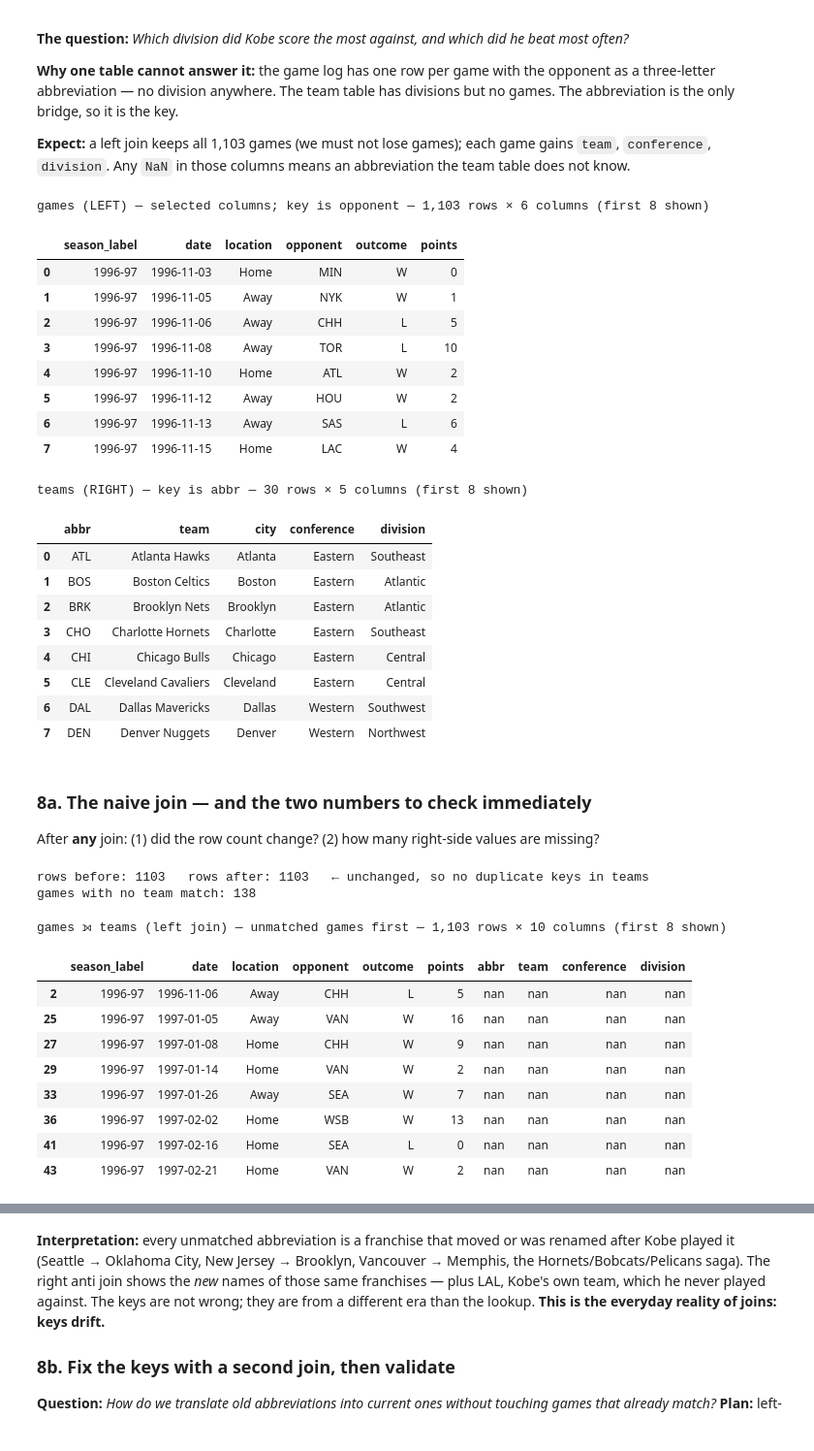
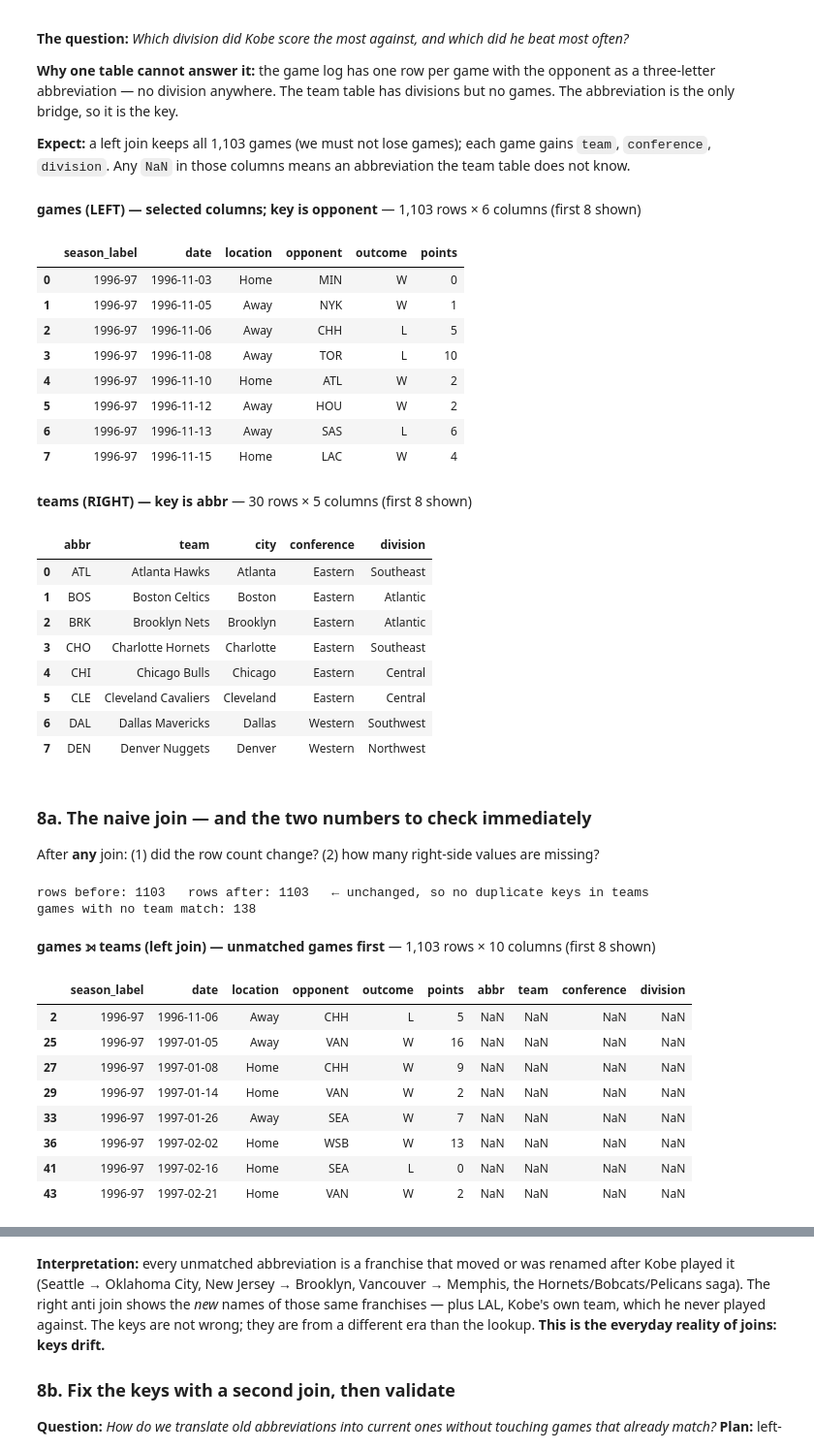
Before and after one commit to gato365/gsb5544_instructor_learn_prep, a Jupyter notebook: assignments/practice_activities/week_3/joining_and_merging/GSB5544_Topic_3_1_Joining_and_Merging-extended.ipynb, the cells around one changed output, grey strips where cells are left out. Shown at 97% size. Cells and saved outputs as stored; diff of their text form; code cells hidden in the pictures.

```diff
--- a/assignments/practice_activities/week_3/joining_and_merging/GSB5544_Topic_3_1_Joining_and_Merging-extended.ipynb
+++ b/assignments/practice_activities/week_3/joining_and_merging/GSB5544_Topic_3_1_Joining_and_Merging-extended.ipynb
@@ -681,10 +591,10 @@ teams = pd.read_csv(DATA + "nba_teams.csv")
 moves = pd.read_csv(DATA + "franchise_moves.csv")
 
 game_cols = ["season_label", "date", "location", "opponent", "outcome", "points"]
-show(games[game_cols], "games (LEFT) — selected columns; key is opponent", "blue", key="opponent")
-show(teams, "teams (RIGHT) — key is abbr", "orange", key="abbr")
+show(games[game_cols], "games (LEFT) — selected columns; key is opponent")
+show(teams, "teams (RIGHT) — key is abbr")
 # %% [output]
-games (LEFT) — selected columns; key is opponent — 1,103 rows × 6 columns (first 8 shown)
+**games (LEFT) — selected columns; key is opponent** — 1,103 rows × 6 columns  (first 8 shown)
 |  | season_label | date | location | opponent | outcome | points |
 | 0 | 1996-97 | 1996-11-03 | Home | MIN | W | 0 |
 | 1 | 1996-97 | 1996-11-05 | Away | NYK | W | 1 |
@@ -694,7 +604,7 @@ games (LEFT) — selected columns; key is opponent — 1,103 rows × 6 columns (
 | 5 | 1996-97 | 1996-11-12 | Away | HOU | W | 2 |
 | 6 | 1996-97 | 1996-11-13 | Away | SAS | L | 6 |
 | 7 | 1996-97 | 1996-11-15 | Home | LAC | W | 4 |
-teams (RIGHT) — key is abbr — 30 rows × 5 columns (first 8 shown)
+**teams (RIGHT) — key is abbr** — 30 rows × 5 columns  (first 8 shown)
 |  | abbr | team | city | conference | division |
 | 0 | ATL | Atlanta Hawks | Atlanta | Eastern | Southeast |
 | 1 | BOS | Boston Celtics | Boston | Eastern | Atlantic |
@@ -711,24 +621,21 @@ After **any** join: (1) did the row count change? (2) how many right-side values
 # %%
 joined = games.merge(teams, left_on="opponent", right_on="abbr", how="left")
 
 print("rows before:", len(games), "  rows after:", len(joined), "  ← unchanged, so no duplicate keys in teams")
 print("games with no team match:", joined["team"].isna().sum())
 
-show(joined[game_cols + ["abbr", "team", "conference", "division"]].sort_values("team", na_position="first"),
-     "games ⟕ teams (left join) — unmatched games first", "purple",
-     sources={**{c: "blue" for c in game_cols}, "opponent": "green", "abbr": "green",
-              "team": "orange", "conference": "orange", "division": "orange"}, key=["opponent", "abbr"])
+show(joined[game_cols + ["abbr", "team", "conference", "division"]].sort_values("team", na_position="first"), "games ⟕ teams (left join) — unmatched games first")
 # %% [output]
 rows before: 1103   rows after: 1103   ← unchanged, so no duplicate keys in teams
 games with no team match: 138
-games ⟕ teams (left join) — unmatched games first — 1,103 rows × 10 columns (first 8 shown)
+**games ⟕ teams (left join) — unmatched games first** — 1,103 rows × 10 columns  (first 8 shown)
 |  | season_label | date | location | opponent | outcome | points | abbr | team | conference | division |
-| 2 | 1996-97 | 1996-11-06 | Away | CHH | L | 5 | nan | nan | nan | nan |
-| 25 | 1996-97 | 1997-01-05 | Away | VAN | W | 16 | nan | nan | nan | nan |
-| 27 | 1996-97 | 1997-01-08 | Home | CHH | W | 9 | nan | nan | nan | nan |
-| 29 | 1996-97 | 1997-01-14 | Home | VAN | W | 2 | nan | nan | nan | nan |
-| 33 | 1996-97 | 1997-01-26 | Away | SEA | W | 7 | nan | nan | nan | nan |
-| 36 | 1996-97 | 1997-02-02 | Home | WSB | W | 13 | nan | nan | nan | nan |
-| 41 | 1996-97 | 1997-02-16 | Home | SEA | L | 0 | nan | nan | nan | nan |
-| 43 | 1996-97 | 1997-02-21 | Home | VAN | W | 2 | nan | nan | nan | nan |
+| 2 | 1996-97 | 1996-11-06 | Away | CHH | L | 5 | NaN | NaN | NaN | NaN |
+| 25 | 1996-97 | 1997-01-05 | Away | VAN | W | 16 | NaN | NaN | NaN | NaN |
+| 27 | 1996-97 | 1997-01-08 | Home | CHH | W | 9 | NaN | NaN | NaN | NaN |
+| 29 | 1996-97 | 1997-01-14 | Home | VAN | W | 2 | NaN | NaN | NaN | NaN |
+| 33 | 1996-97 | 1997-01-26 | Away | SEA | W | 7 | NaN | NaN | NaN | NaN |
+| 36 | 1996-97 | 1997-02-02 | Home | WSB | W | 13 | NaN | NaN | NaN | NaN |
+| 41 | 1996-97 | 1997-02-16 | Home | SEA | L | 0 | NaN | NaN | NaN | NaN |
+| 43 | 1996-97 | 1997-02-21 | Home | VAN | W | 2 | NaN | NaN | NaN | NaN |
 # %% [markdown]
```
Also changed, not shown: parts of 37 cells of this notebook, 9 other files.
